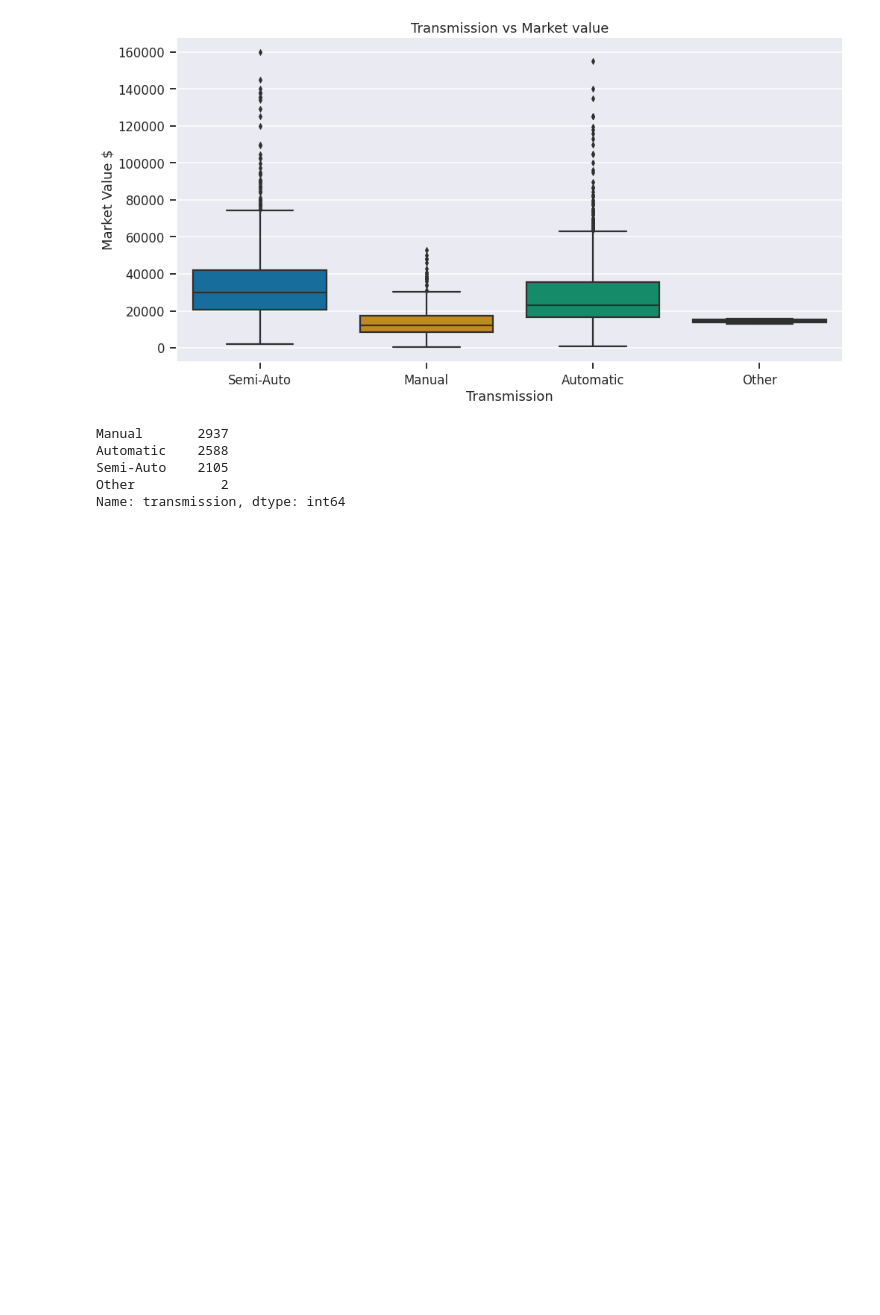
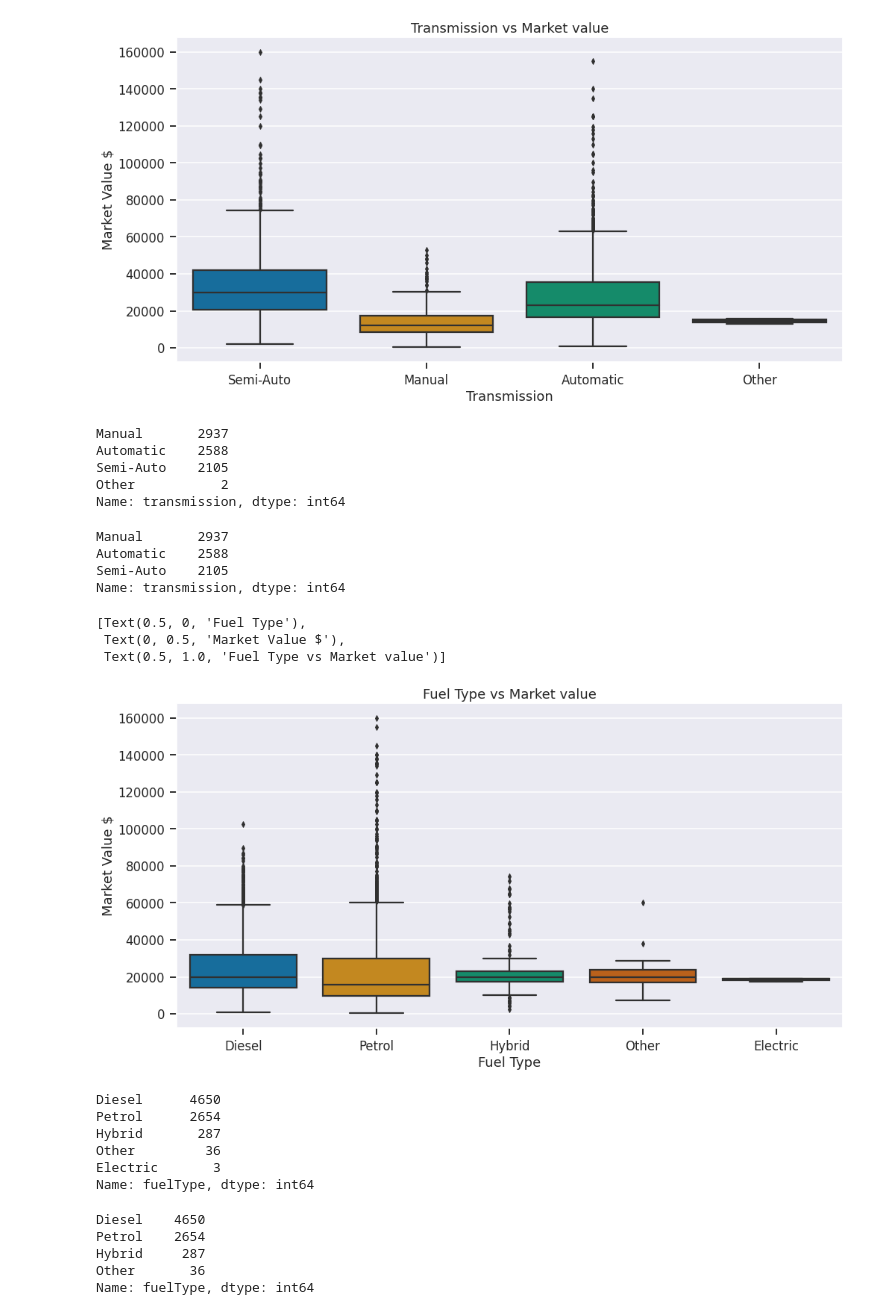
Before and after one commit to grandff/sample-keras, a Jupyter notebook: Car Price Predict for tensorflow js.ipynb, the cells around one changed output. Drawn from its saved outputs; the diff is of its cells as text; code cells hidden in the pictures; blank space fills up the shorter version.

```diff
--- a/Car Price Predict for tensorflow js.ipynb
+++ b/Car Price Predict for tensorflow js.ipynb
@@ -198,3 +198,43 @@ Automatic    2588
 Semi-Auto    2105
 Other           2
 Name: transmission, dtype: int64
+# %%
+df = df[df.transmission != 'Other']
+df['transmission'].value_counts()
+# %% [output]
+Manual       2937
+Automatic    2588
+Semi-Auto    2105
+Name: transmission, dtype: int64
+# %%
+# fuel type과 value 영향
+fig = plt.figure(figsize = (16, 8))
+plt.style.use('seaborn')
+plt.tight_layout()
+sns.set_context('talk')
+ax = sns.boxplot(y = 'price', x='fuelType', data = df, palette = 'colorblind')
+ax.set(xlabel = 'Fuel Type', ylabel = 'Market Value $', title = 'Fuel Type vs Market value')
+# %% [output]
+[Text(0.5, 0, 'Fuel Type'),
+ Text(0, 0.5, 'Market Value $'),
+ Text(0.5, 1.0, 'Fuel Type vs Market value')]
+[figure, added]
+# %%
+# 전기차 분포가 적으므로 삭제처리
+df['fuelType'].value_counts()
+# %% [output]
+Diesel      4650
+Petrol      2654
+Hybrid       287
+Other         36
+Electric       3
+Name: fuelType, dtype: int64
+# %%
+df = df[df.fuelType != 'Electric']
+df['fuelType'].value_counts()
+# %% [output]
+Diesel    4650
+Petrol    2654
+Hybrid     287
+Other       36
+Name: fuelType, dtype: int64
```
Also changed, not shown: parts of 15 cells of this notebook.
